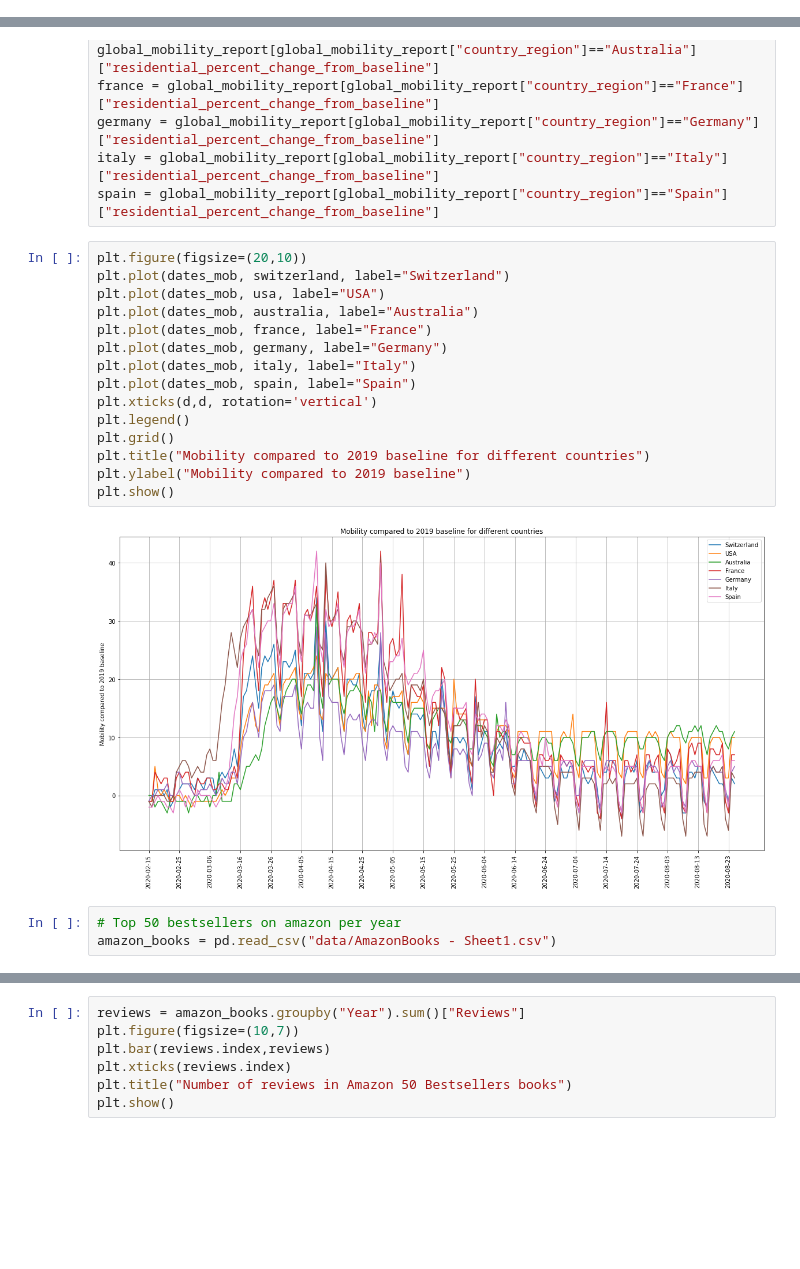
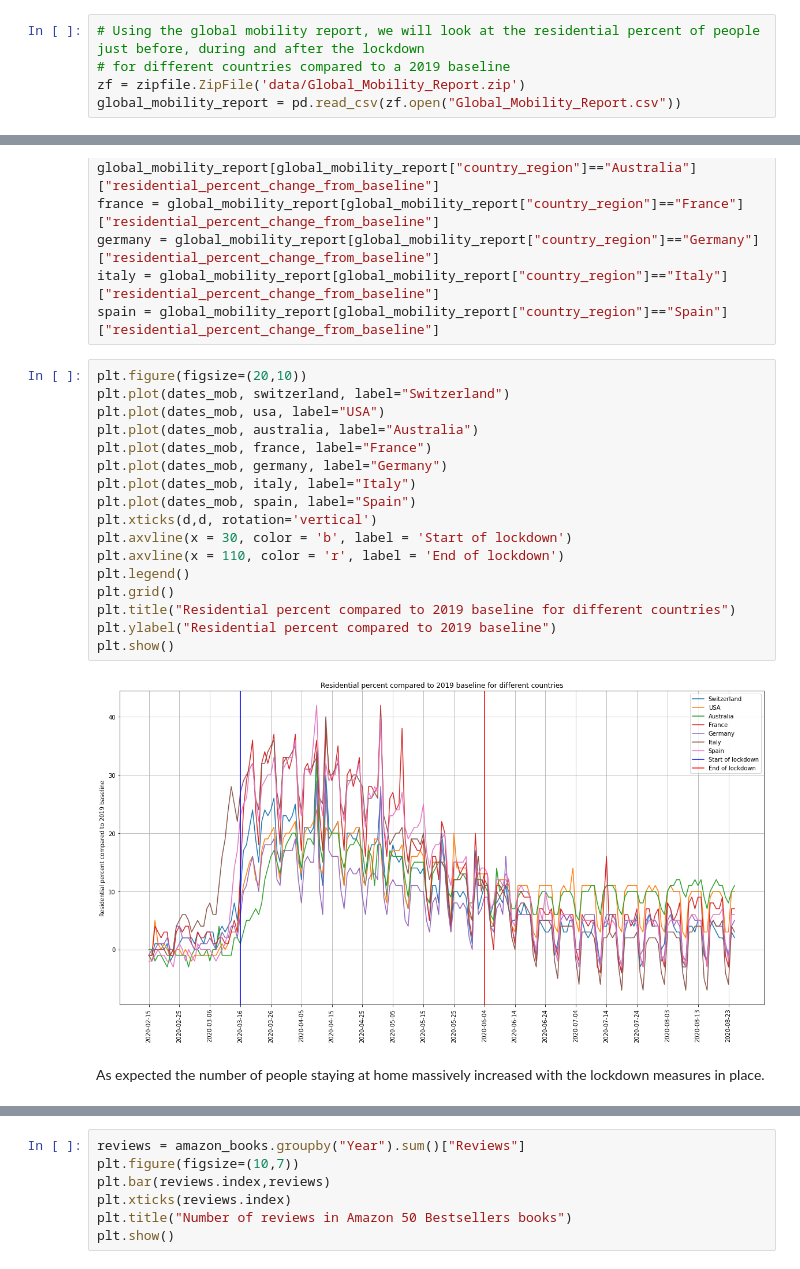
Before and after one commit to epfl-ada/ada-2022-project-teamjose, a Jupyter notebook: analyses/PageView + download app + mobility + amazon books + twitch global.ipynb, the cells around one changed output, grey strips where cells are left out. Cells and saved outputs as stored; diff of their text form; blank space fills up the shorter version.

```diff
--- a/analyses/PageView + download app + mobility + amazon books + twitch global.ipynb
+++ b/analyses/PageView + download app + mobility + amazon books + twitch global.ipynb
@@ -126,3 +142,8 @@ global_mobility_report = pd.read_csv("data/Global_Mobility_Report.csv")
+# %%
+# Using the global mobility report, we will look at the residential percent of people just before, during and after the lockdown
+# for different countries compared to a 2019 baseline
+zf = zipfile.ZipFile('data/Global_Mobility_Report.zip')
+global_mobility_report = pd.read_csv(zf.open("Global_Mobility_Report.csv"))
 # %%
 global_mobility_report.head()
 # %% [output]
@@ -161,20 +182,21 @@ spain = global_mobility_report[global_mobility_report["country_region"]=="Spain"
 # %%
 plt.figure(figsize=(20,10))
 plt.plot(dates_mob, switzerland, label="Switzerland")
 plt.plot(dates_mob, usa, label="USA")
 plt.plot(dates_mob, australia, label="Australia")
 plt.plot(dates_mob, france, label="France")
 plt.plot(dates_mob, germany, label="Germany")
 plt.plot(dates_mob, italy, label="Italy")
 plt.plot(dates_mob, spain, label="Spain")
 plt.xticks(d,d, rotation='vertical')
+plt.axvline(x = 30, color = 'b', label = 'Start of lockdown')
+plt.axvline(x = 110, color = 'r', label = 'End of lockdown')
 plt.legend()
 plt.grid()
-plt.title("Mobility compared to 2019 baseline for different countries")
-plt.ylabel("Mobility compared to 2019 baseline")
+plt.title("Residential percent compared to 2019 baseline for different countries")
+plt.ylabel("Residential percent compared to 2019 baseline")
 plt.show()
 # %% [output]
-[figure, old version]
+[figure, new version]
-# %%
-# Top 50 bestsellers on amazon per year
-amazon_books = pd.read_csv("data/AmazonBooks - Sheet1.csv")
+# %% [markdown]
+As expected the number of people staying at home massively increased with the lockdown measures in place.
```
Also changed, not shown: parts of 20 cells of this notebook.
